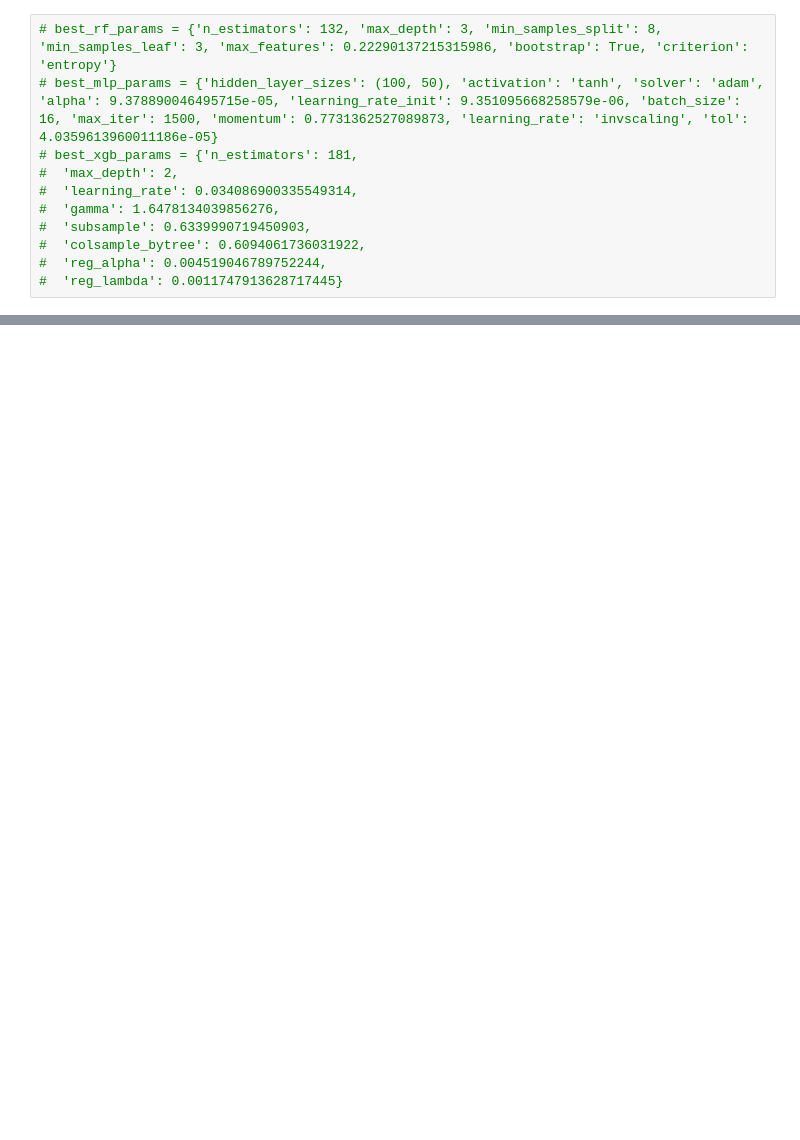
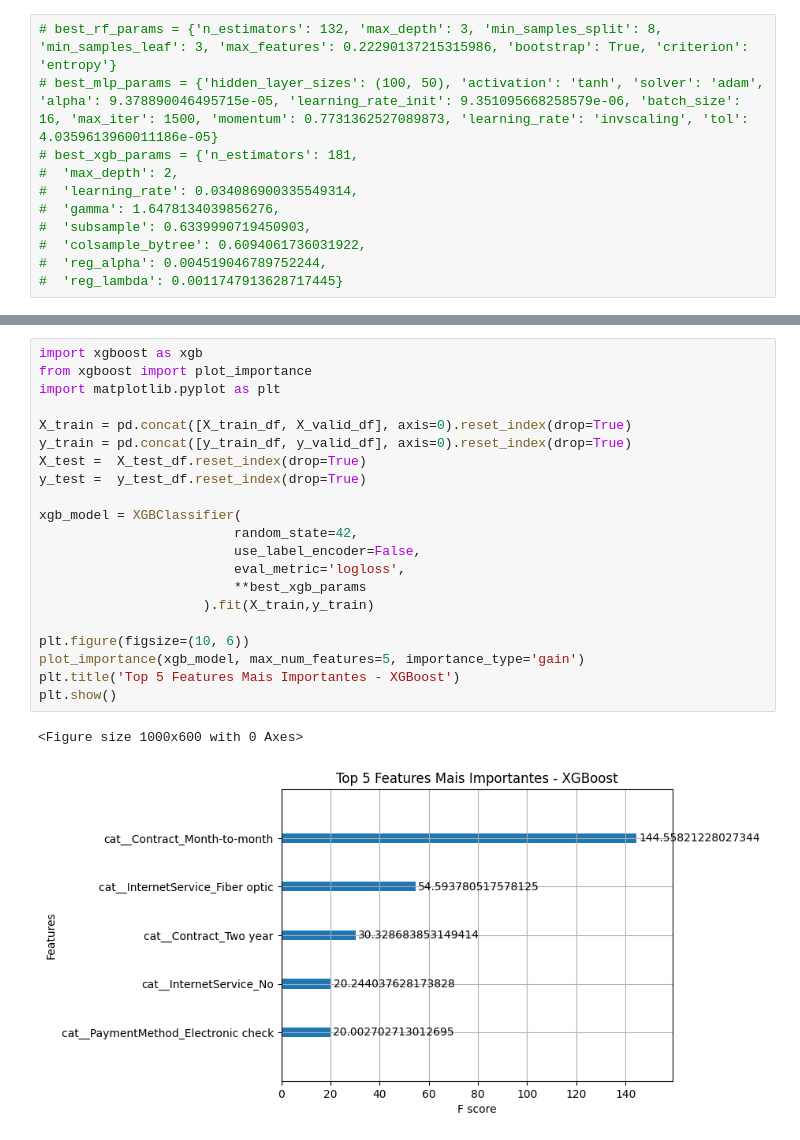
Before and after one commit to duckdogersxd/projeto_churn, a Jupyter notebook: notebooks/03_model_training.ipynb, the cells around one changed output, grey strips where cells are left out. Saved outputs shown, nothing was run; the diff lists cells and outputs as text; blank space fills up the shorter version.

```diff
--- a/notebooks/03_model_training.ipynb
+++ b/notebooks/03_model_training.ipynb
@@ -355,0 +344,24 @@ Random Forest | AUC = 0.8396
+# %%
+import xgboost as xgb
+from xgboost import plot_importance
+import matplotlib.pyplot as plt
+
+X_train = pd.concat([X_train_df, X_valid_df], axis=0).reset_index(drop=True)
+y_train = pd.concat([y_train_df, y_valid_df], axis=0).reset_index(drop=True)
+X_test =  X_test_df.reset_index(drop=True)
+y_test =  y_test_df.reset_index(drop=True)
+
+xgb_model = XGBClassifier(
+                         random_state=42,
+                         use_label_encoder=False,
+                         eval_metric='logloss',
+                         **best_xgb_params
+                     ).fit(X_train,y_train)
+
+plt.figure(figsize=(10, 6))
+plot_importance(xgb_model, max_num_features=5, importance_type='gain')
+plt.title('Top 5 Features Mais Importantes - XGBoost')
+plt.show()
+# %% [output]
+<Figure size 1000x600 with 0 Axes>
+[figure, added]
```
Also changed, not shown: parts of 10 cells of this notebook, 19 other files.
